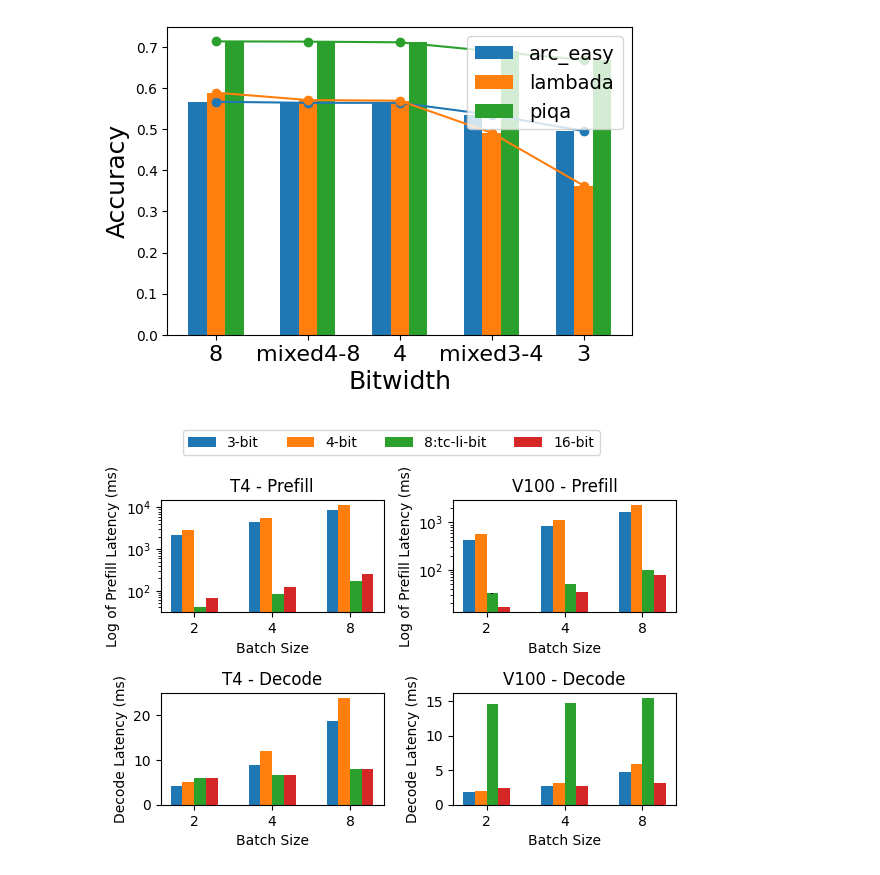
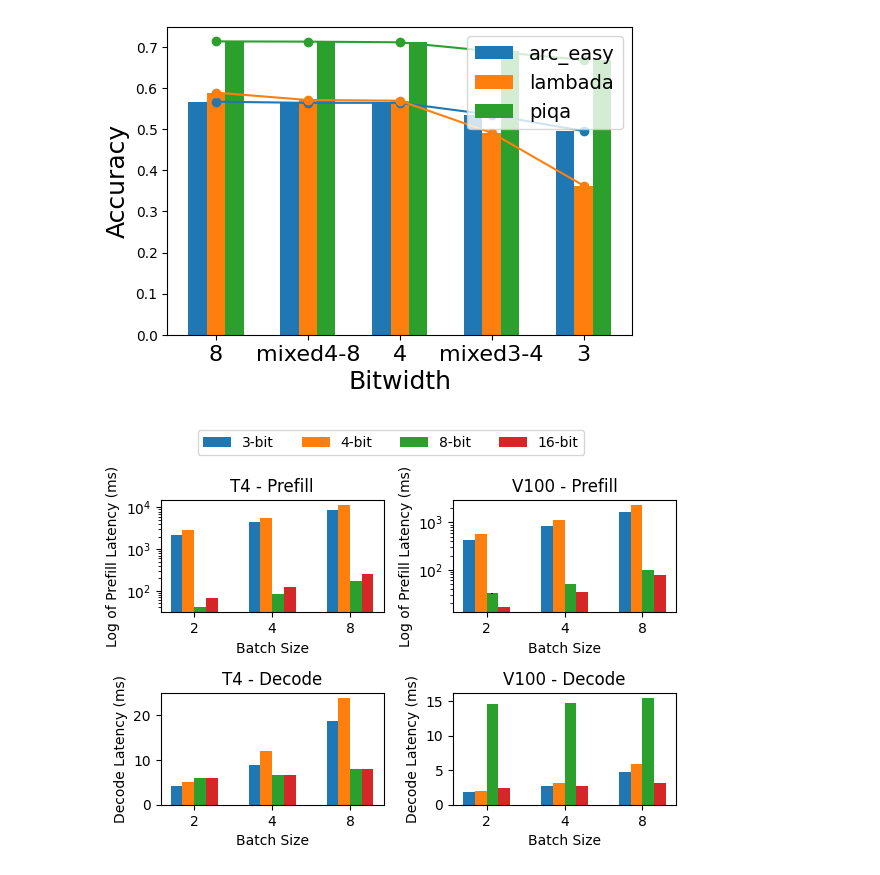
Before and after one commit to tonyzhao-jt/LLM-PQ, a Jupyter notebook: notebook/Motive_Graph.ipynb, the cells around one changed output. Drawn from its saved outputs; the diff is of its cells as text; code cells hidden in the pictures.

```diff
--- a/notebook/Motive_Graph.ipynb
+++ b/notebook/Motive_Graph.ipynb
@@ -161,31 +161,35 @@ for i, (result, title) in enumerate(zip([T4_result, V100_result], ['T4', 'V100']
         ax.set_title(f"{title} - {operation.capitalize()}")
         ax.set_xlabel('Batch Size')
         ax.set_ylabel(ylabel)
 
         x = np.arange(len(batch_sizes))  # the label locations
         width = 0.15  # the width of the bars
 
         for idx, bits in enumerate(available_bits):
             # Extract data for the current available bits
             y = [result[operation][bits][j] for j in range(len(batch_sizes))]
             if title in ['T4', 'V100'] and operation == 'prefill':
                 # Use logarithmic scale for prefill latency in T4 and V100
+                if bits == '8:tc-li':
+                    bits = 8
                 ax.bar(x + (idx - 1.5) * width, y, width, label=f'{bits}-bit', yerr=0.1)
                 ax.set_yscale('log')
             else:
+                if bits == '8:tc-li':
+                    bits = 8
                 ax.bar(x + (idx - 1.5) * width, y, width, label=f'{bits}-bit')
 
         ax.set_xticks(x)
         ax.set_xticklabels(batch_sizes)
 #         ax.legend()
 
 # Create a legend for the available bits at the top of the whole graph
 handles, labels = axs[0][0].get_legend_handles_labels()
 lgd = fig.legend(handles, labels, loc='upper center', ncol=len(available_bits), bbox_to_anchor=(0.5, 1.1))
 
 plt.tight_layout()
 # plt.savefig('motive_prefill_decode_perf.pdf')
 fig.savefig('motive_prefill_decode_perf.pdf', bbox_extra_artists=(lgd,), bbox_inches='tight')
 plt.show()
 # %% [output]
-[figure, old version]
+[figure, new version]
```
Also changed, not shown: 15 other files.
